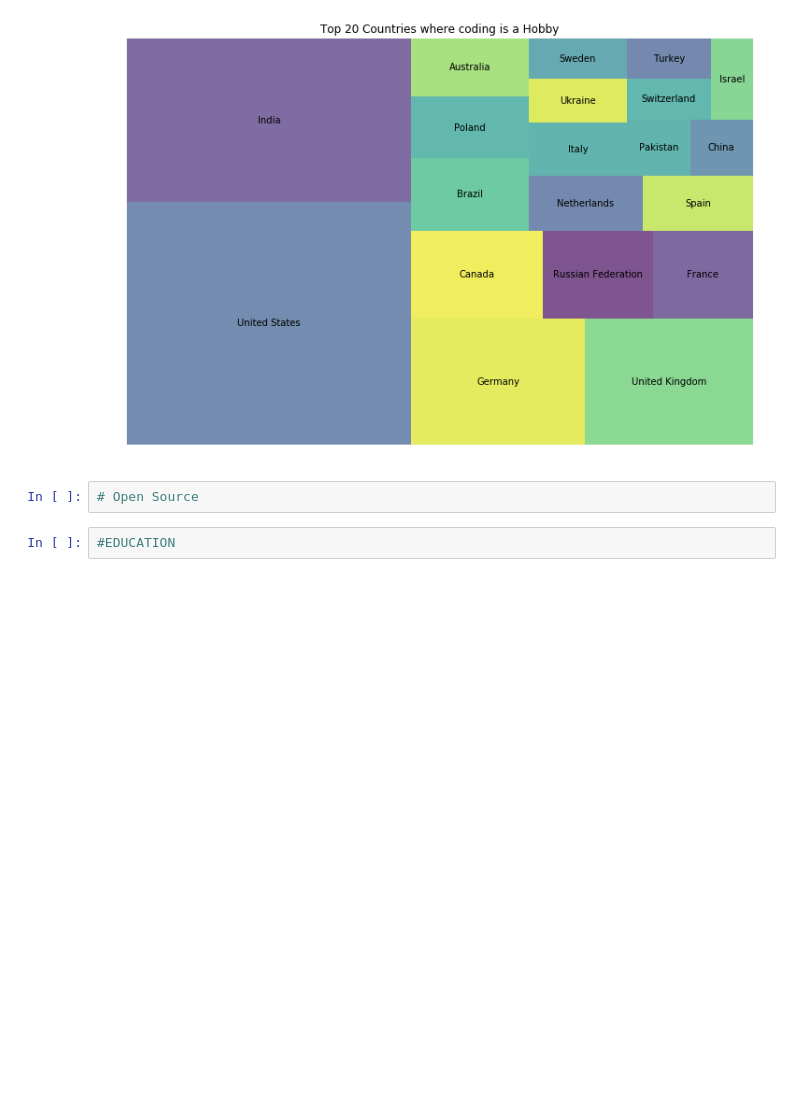
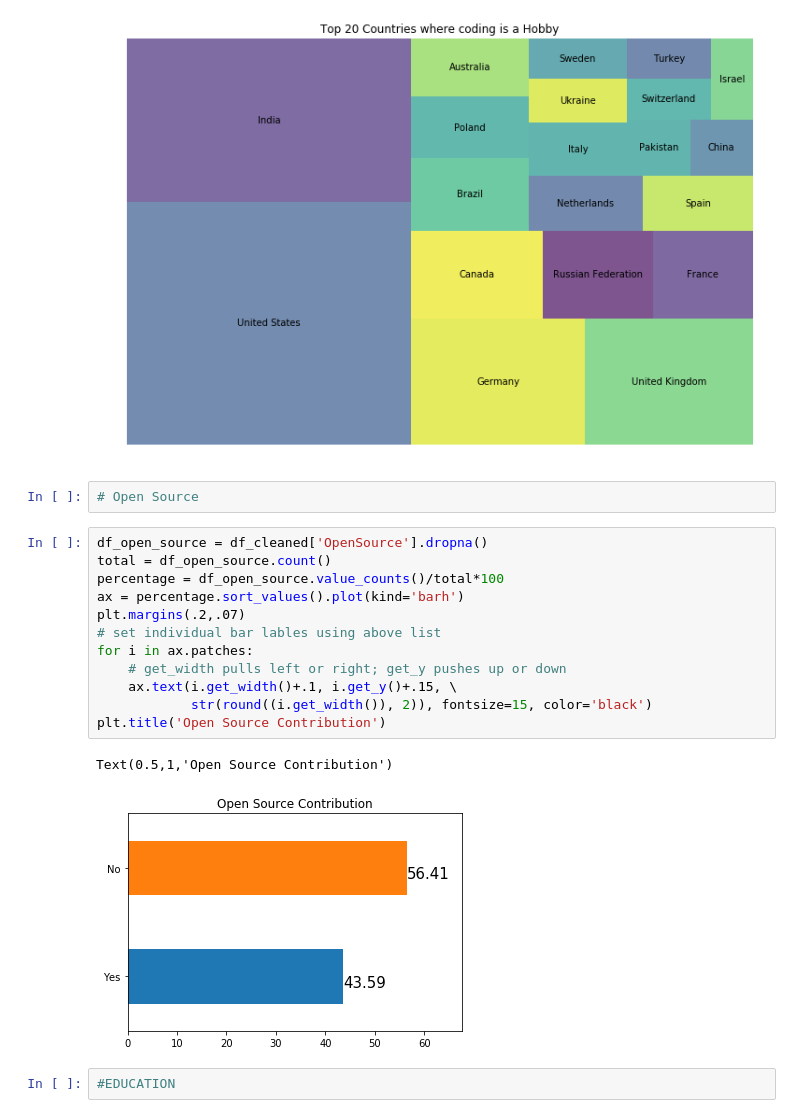
Before and after one commit to kuldeepemol/tech-nerds, a Jupyter notebook: Developer Profile.ipynb, the cells around one changed output. Drawn from its saved outputs; the diff is of its cells as text; blank space fills up the shorter version.

```diff
--- a/Developer Profile.ipynb
+++ b/Developer Profile.ipynb
@@ -132,6 +158,21 @@ plt.show()
 [figure]
 # %%
 # Open Source
+# %%
+df_open_source = df_cleaned['OpenSource'].dropna()
+total = df_open_source.count()
+percentage = df_open_source.value_counts()/total*100
+ax = percentage.sort_values().plot(kind='barh')
+plt.margins(.2,.07)
+# set individual bar lables using above list
+for i in ax.patches:
+    # get_width pulls left or right; get_y pushes up or down
+    ax.text(i.get_width()+.1, i.get_y()+.15, \
+            str(round((i.get_width()), 2)), fontsize=15, color='black')
+plt.title('Open Source Contribution')
+# %% [output]
+Text(0.5,1,'Open Source Contribution')
+[figure, added]
 # %%
 #EDUCATION
 # %%
```
Also changed, not shown: parts of 16 cells of this notebook, 6 other files.
